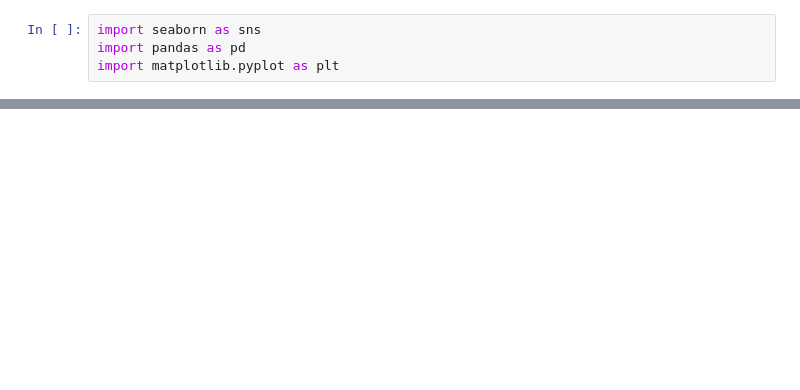
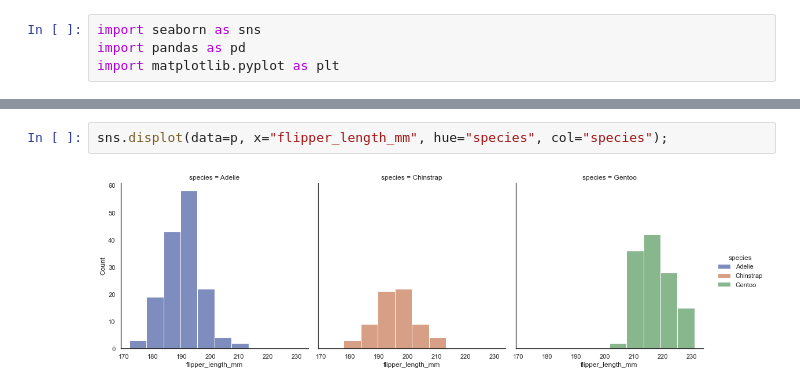
Before and after one commit to htuteja04/practice, a Jupyter notebook: Seaborn/Seaborn-practice.ipynb, the cells around one changed output, grey strips where cells are left out. Saved outputs shown, nothing was run; the diff lists cells and outputs as text; blank space fills up the shorter version.

```diff
--- a/Seaborn/Seaborn-practice.ipynb
+++ b/Seaborn/Seaborn-practice.ipynb
@@ -22,0 +57,4 @@ d
+# %%
+sns.displot(data=p, x="flipper_length_mm", hue="species", col="species");
+# %% [output]
+[figure, added]
```
Also changed, not shown: parts of 18 cells of this notebook, 3 other files.
